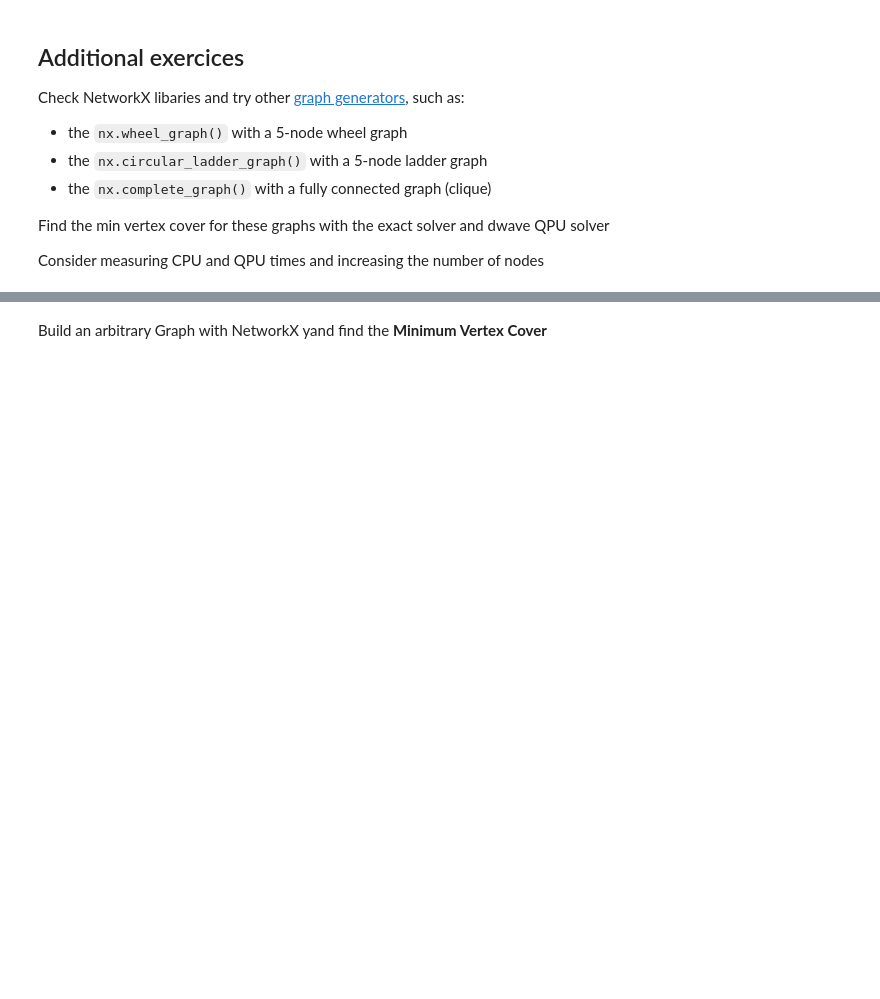
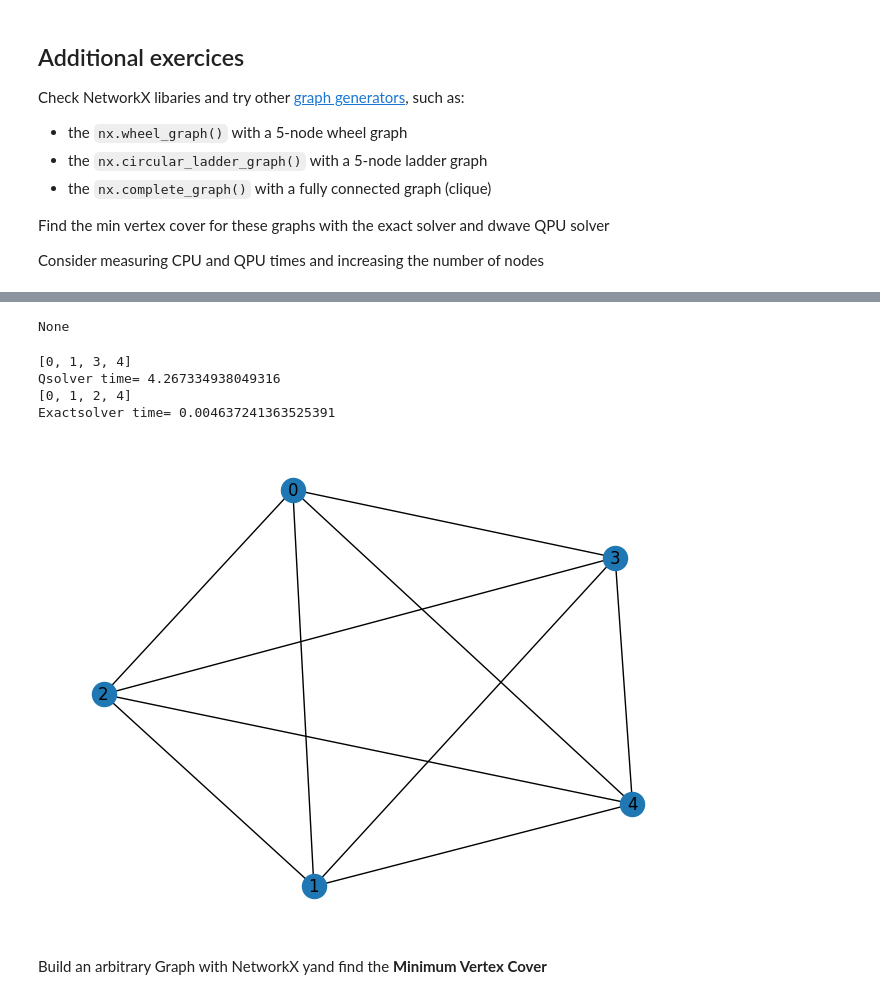
Before and after one commit to ArturoRoAl/dwaverepo, a Jupyter notebook: 01_vertex_cover.ipynb, the cells around one changed output, grey strips where cells are left out. Saved outputs shown, nothing was run; the diff lists cells and outputs as text; code cells hidden in the pictures; blank space fills up the shorter version.

```diff
--- a/01_vertex_cover.ipynb
+++ b/01_vertex_cover.ipynb
@@ -99,2 +145,26 @@ Consider measuring CPU and QPU times and increasing the number of nodes
+# %%
+
+# Creación del Grafo de 5 nodos
+c0 = nx.complete_graph(5)
+display(nx.draw(c0,with_labels=True))
+
+# Resolución sobre qpu
+t_init=time.time()
+sampler = EmbeddingComposite(DWaveSampler())
+print(dnx.min_vertex_cover(c0, sampler))
+print('Qsolver time=',time.time()-t_init)
+
+# Resolución sobre un Computador Clásico
+t_init=time.time()
+sampler = ExactSolver()
+print(dnx.min_vertex_cover(c0, sampler))
+print('Exactsolver time=',time.time()-t_init)
+# %% [output]
+None
+[0, 1, 3, 4]
+Qsolver time= 4.267334938049316
+[0, 1, 2, 4]
+Exactsolver time= 0.004637241363525391
+[figure, added]
 # %% [markdown]
 Build an arbitrary Graph with NetworkX yand find the **Minimum Vertex Cover**
```
Also changed, not shown: parts of 6 cells of this notebook.
